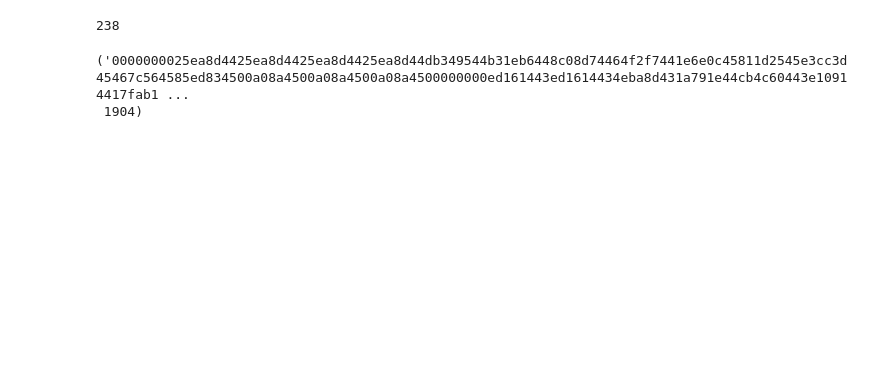
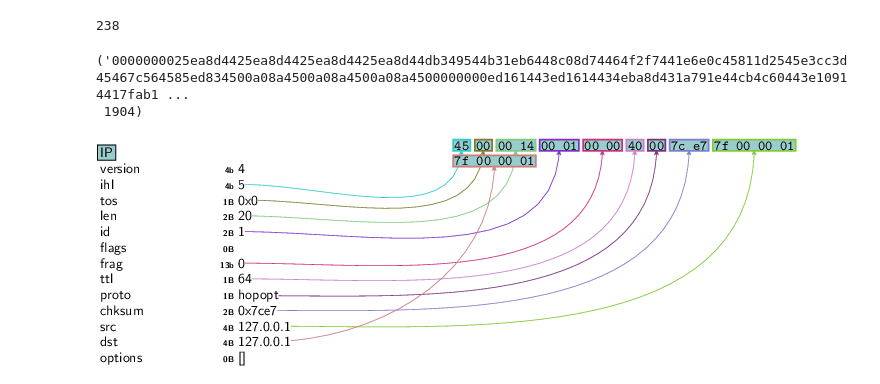
Before and after one commit to Binjian/can, a Jupyter notebook: nbs/02.xcp.ipynb, the cells around one changed output. Drawn from its saved outputs; the diff is of its cells as text; code cells hidden in the pictures; blank space fills up the shorter version.

```diff
--- a/nbs/02.xcp.ipynb
+++ b/nbs/02.xcp.ipynb
@@ -331,0 +346,5 @@ def flash_xcp(xcp_calib: XCPCalib, data: pd.DataFrame, diff_flashing: bool=False
+# %%
+pkt = IP()
+pkt.canvas_dump()
+# %% [output]
+[figure, added]
```
Also changed, not shown: parts of 30 cells of this notebook, 39 other files.
